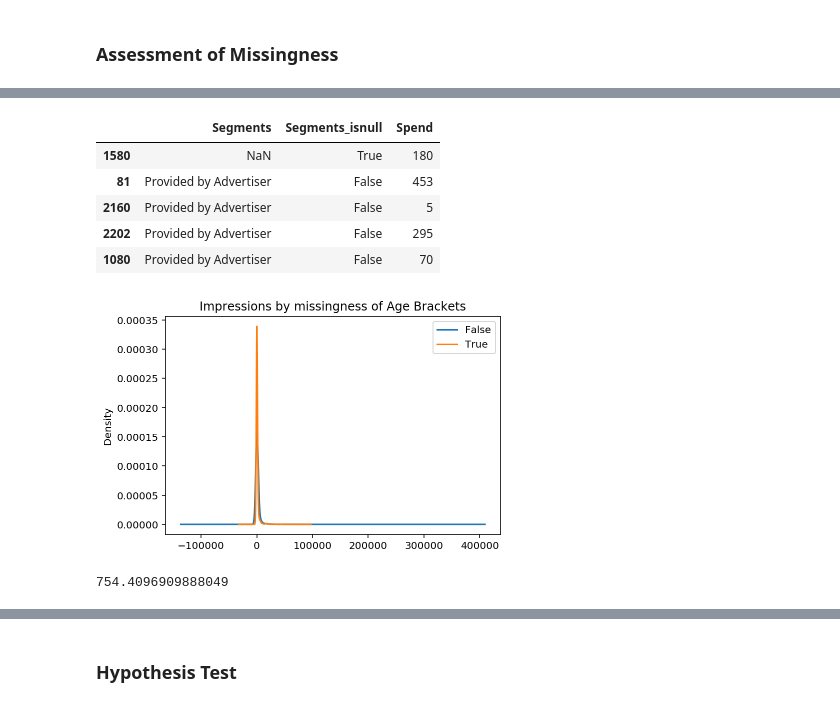
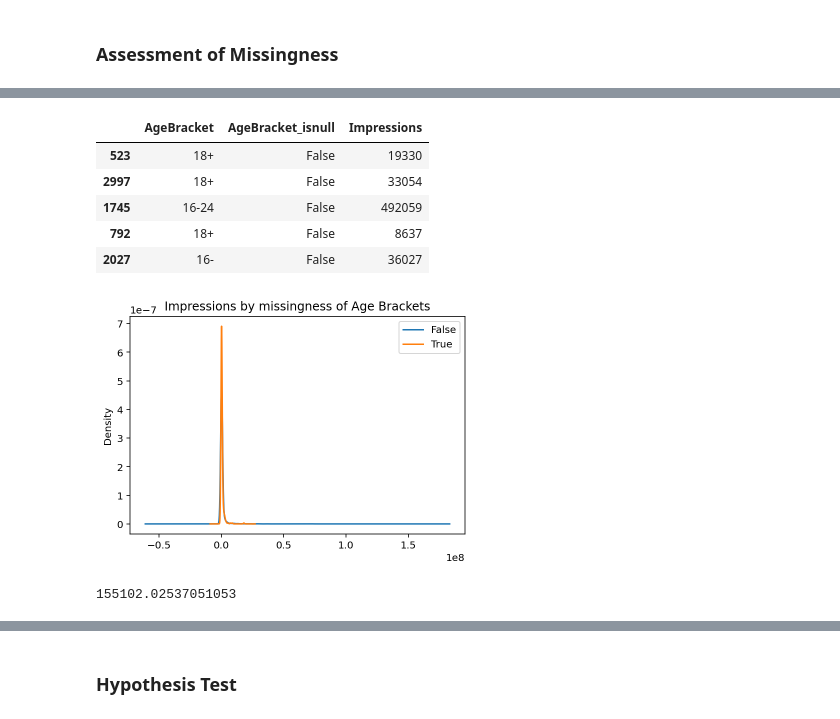
Before and after one commit to j2chu/Impressions-Prediction-on-Snapchat-Ads, a Jupyter notebook: Snapchat Political Ads/Snapchat Ads Hypothesis Testing.ipynb, the cells around one changed output, grey strips where cells are left out. Cells and saved outputs as stored; diff of their text form; code cells hidden in the pictures.

```diff
--- a/Snapchat Political Ads/Snapchat Ads Hypothesis Testing.ipynb
+++ b/Snapchat Political Ads/Snapchat Ads Hypothesis Testing.ipynb
@@ -80,8 +80,8 @@ political = political_2018_2019.assign(StartDate = political_2018_2019['StartDat
 political_2018_2019 = political_2018_2019.assign(EndDate = political_2018_2019['EndDate'].apply(pd.to_datetime))
 
 #convert UTC timezones into US/Central timezones
-StartDate_localized = pd.DatetimeIndex(political_2018_2019['StartDate']).tz_localize('US/Central')
-EndDate_localized = pd.DatetimeIndex(political_2018_2019['EndDate']).tz_localize('US/Central')
+StartDate_localized = pd.DatetimeIndex(political_2018_2019['StartDate']).tz_convert('US/Central')
+EndDate_localized = pd.DatetimeIndex(political_2018_2019['EndDate']).tz_convert('US/Central')
 
 political_2018_2019 = political_2018_2019.assign(StartDate = StartDate_localized).assign(EndDate = EndDate_localized)
 political_2018_2019.head()
@@ -262,22 +262,22 @@ plt.scatter(observed_tvd, 0, color='red', s=40);
 # %%
-political_Segments = political_2018_2019.assign(Segments_isnull = political_2018_2019.Segments.isnull())
-political_Segments.sample(replace = False, frac = 1).head()[['Segments', 'Segments_isnull', 'Spend']]
+political_AgeBrackets = political_2018_2019.assign(AgeBracket_isnull = political_2018_2019.AgeBracket.isnull())
+political_AgeBrackets.sample(replace = False, frac = 1).head()[['AgeBracket', 'AgeBracket_isnull', 'Impressions']]
 # %% [output]
-|  | Segments | Segments_isnull | Spend |
-| 1580 | NaN | True | 180 |
-| 81 | Provided by Advertiser | False | 453 |
-| 2160 | Provided by Advertiser | False | 5 |
-| 2202 | Provided by Advertiser | False | 295 |
-| 1080 | Provided by Advertiser | False | 70 |
+|  | AgeBracket | AgeBracket_isnull | Impressions |
+| 523 | 18+ | False | 19330 |
+| 2997 | 18+ | False | 33054 |
+| 1745 | 16-24 | False | 492059 |
+| 792 | 18+ | False | 8637 |
+| 2027 | 16- | False | 36027 |
 # %%
 (
-    political_Segments
-    .groupby('Segments_isnull')
-    .Spend
+    political_AgeBrackets
+    .groupby('AgeBracket_isnull')
+    .Impressions
     .plot(kind='kde', legend=True, title='Impressions by missingness of Age Brackets')
 );
 # %% [output]
-[figure, old version]
+[figure, new version]
 # %%
 n_repetitions = 1000
 
@@ -305,10 +305,10 @@ for _ in range(n_repetitions):
 
     means.append(mean)
 # %%
-obs = political_Segments.assign(Segments_isnull=political_Segments['Segments'].isnull()).groupby('Segments_isnull')['Spend'].mean().diff().abs().iloc[-1]
+obs = political_AgeBrackets.assign(AgeBracket_isnull=political_AgeBrackets['AgeBracket'].isnull()).groupby('AgeBracket_isnull')['Impressions'].mean().diff().abs().iloc[-1]
 obs
 # %% [output]
-754.4096909888049
+155102.02537051053
 # %%
 pval = np.mean(means > obs)
 pd.Series(means).plot(kind='hist', density=True, alpha=0.8, title='p-value: %f' % pval)
```
Also changed, not shown: parts of 13 cells of this notebook.
